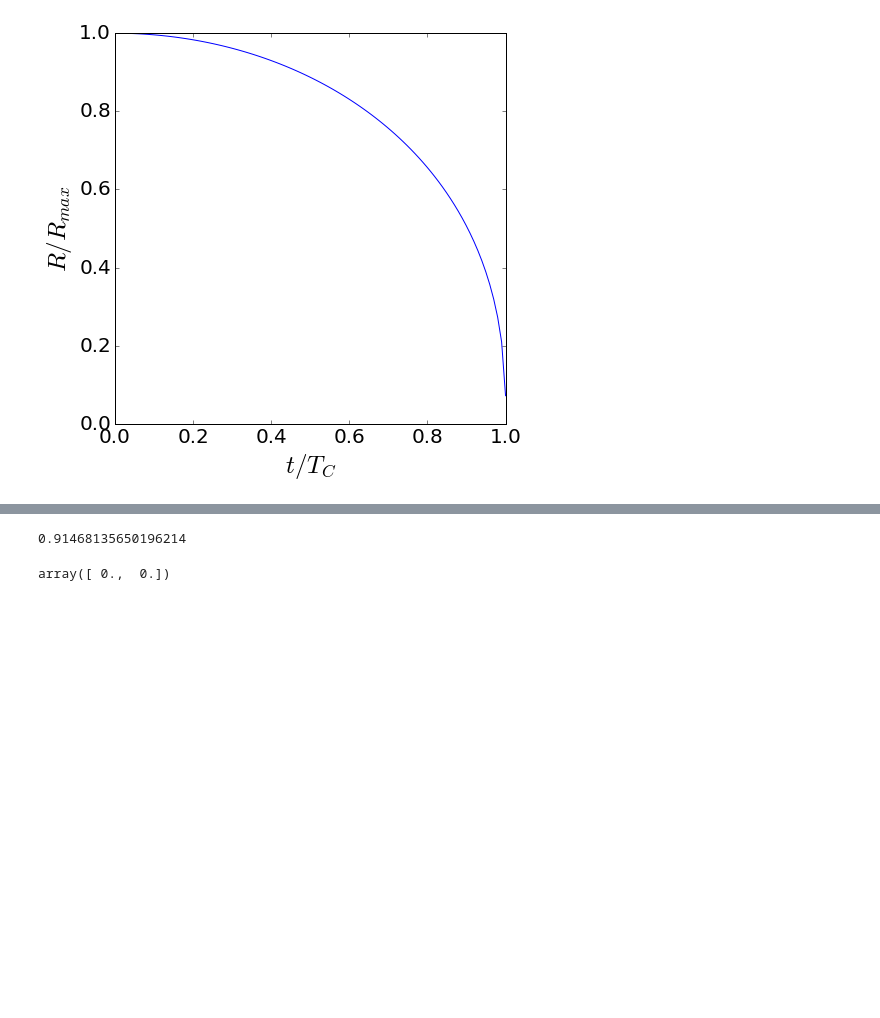
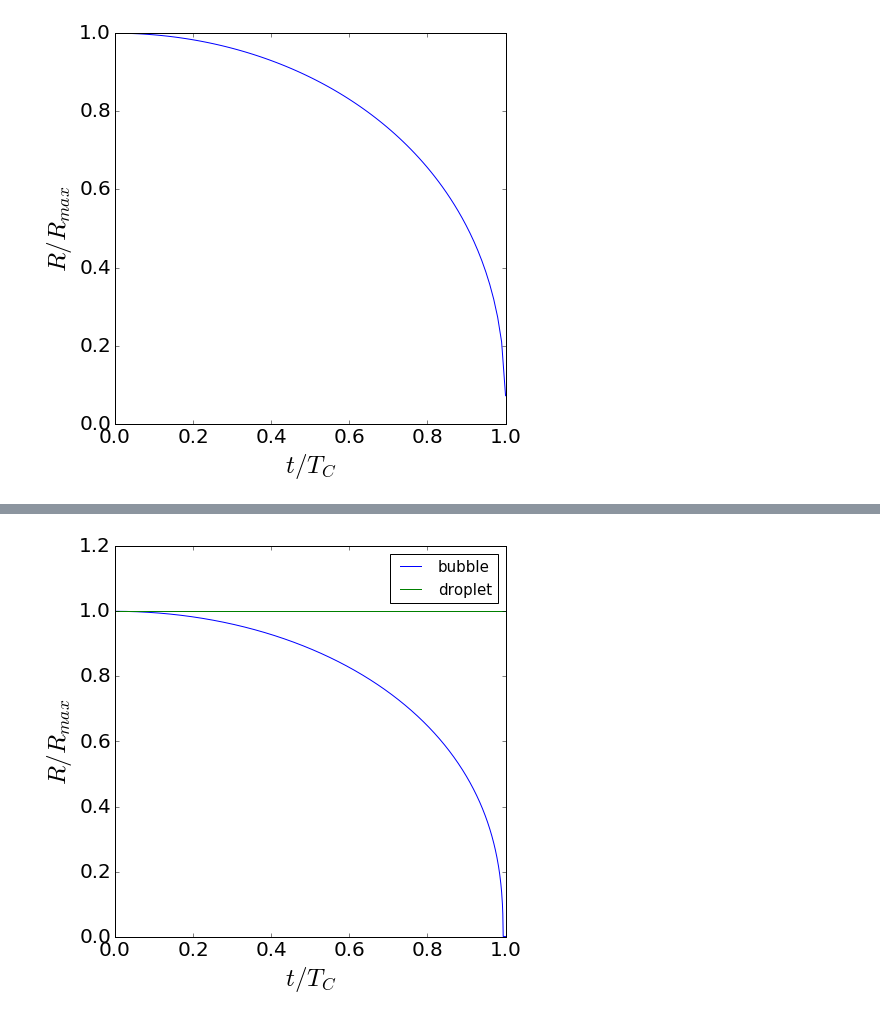
Before and after one commit to cdohl/ph3501, a Jupyter notebook: notebooks/14a_Rayleigh_ODE.ipynb, the cells around one changed output, grey strips where cells are left out. Cells and saved outputs as stored; diff of their text form; code cells hidden in the pictures; blank space fills up the shorter version.

```diff
--- a/notebooks/14a_Rayleigh_ODE.ipynb
+++ b/notebooks/14a_Rayleigh_ODE.ipynb
@@ -164,14 +196,59 @@ ax1.tick_params(labelsize=20);
+# %%
+%matplotlib inline
+import numpy as np #work with arrays
+import matplotlib.pyplot as plt
+from scipy.integrate import odeint
+from math import *
+from ipywidgets import interact
+import ipywidgets as widgets
+
+p0=1e5            # ambient pressure
+rho=1e3           # density of the liquid
+Rbmax=1e-3         # maximum radius
+Rd0=Rbmax*0.5
+
+t_final = 0.914*Rbmax*sqrt(rho/p0) #estimated from the Rayleigh collapse time
+
+def rp_drop(y,t):
+    global Rd0
+    dydt=np.zeros(2) #global array variable
+    if (y[0]<1e-6):
+        dydt[0]=0.
+        dydt[1]=0.
+    else:
+        Rdd=(Rd0**3.+y[0]**3.)**(1./3.)
+        la=y[0]/Rdd
+        dydt[0]= y[1]
+        dydt[1]= (-p0/rho-y[1]*y[1]*(1.5+.5*la**4.-2.*la))/(y[0]*(1.-la))
+
+    return dydt
+
+def plotdroplet(myfactor):
+    global Rd0
+    Rd0=Rbmax*myfactor                   # rest radius of the droplet
+    # Initial condition
+    y0=[Rbmax,0.]
+    # Times for the solution
+    t = np.linspace(0, t_final, 1000)
+    # Integrate
+    sol=odeint(rp_drop, y0, t)
+    Rb=sol[:, 0]
+    Rd=(Rd0**3.+Rb**3.)**(1./3.)
+    plt.figure(figsize=(7,7),dpi=100)
+    ax1=plt.gca()
+    ax1.plot(t/t_final,Rb/Rbmax,'b',label='bubble')
+    ax1.plot(t/t_final,Rd/Rd0,'g',label='droplet')
+    ax1.legend(fontsize=15)
+    ax1.set_xlabel(r'$t/T_C$',size=25);ax1.set_ylabel(r'$R/R_{max}$', size=25)
+    ax1.tick_params(labelsize=20);
+
+interact(plotdroplet, myfactor = widgets.FloatSlider(min = 0.5, max = 100, step = 0.1, value = 2,\
+                                    description = r"$R_d=R_b \cdot$"));
+# %% [output]
+[figure, added]
 # %%
 from IPython.core.display import HTML
 def css_styling():
     styles = open("styles/custom2.css", "r").read()
     return HTML(styles)
 css_styling()
-# %%
-sqrt(3.*math.pi/2.)*math.gamma(5./6.)/math.gamma(1./3.)
-# %% [output]
-0.91468135650196214
-# %%
-np.zeros(2)
-# %% [output]
-array([ 0.,  0.])
```
Also changed, not shown: parts of 2 cells of this notebook, 1 other file.
